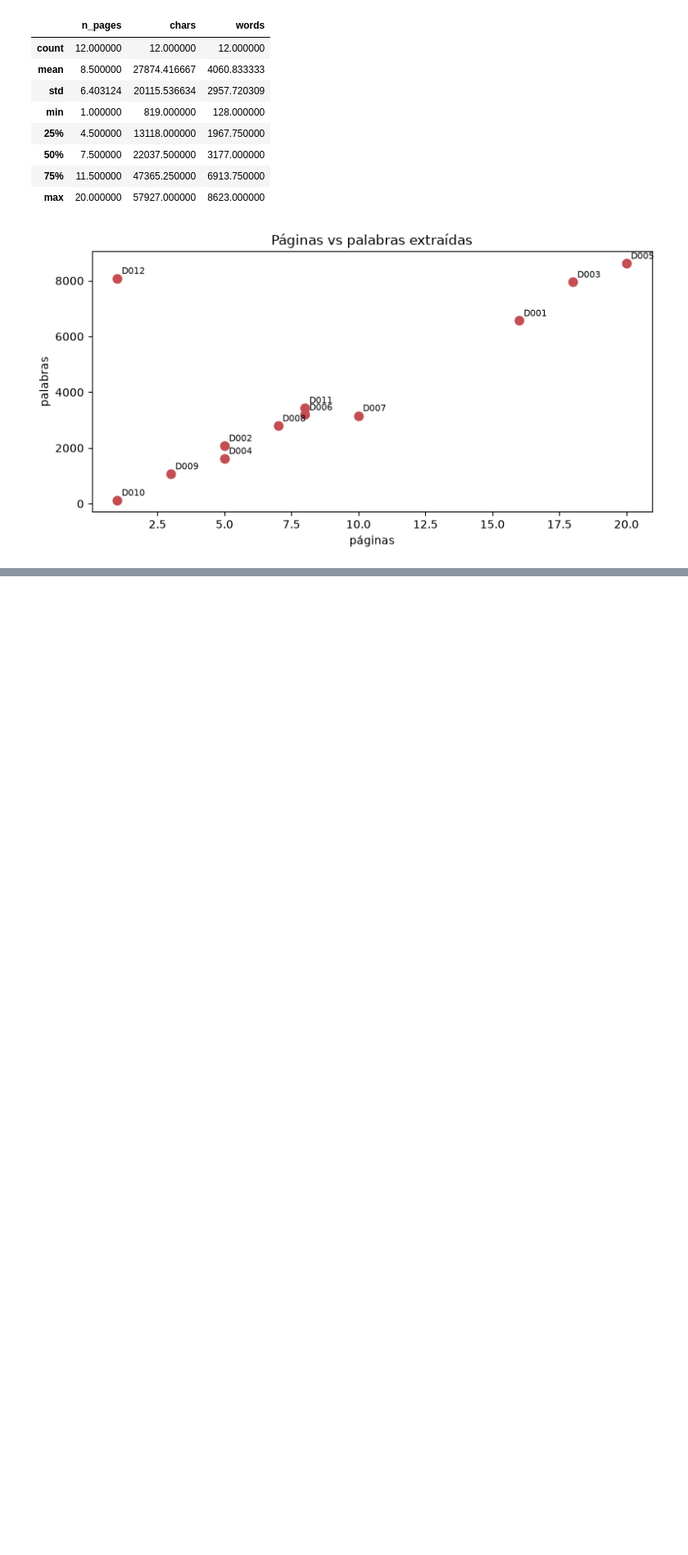
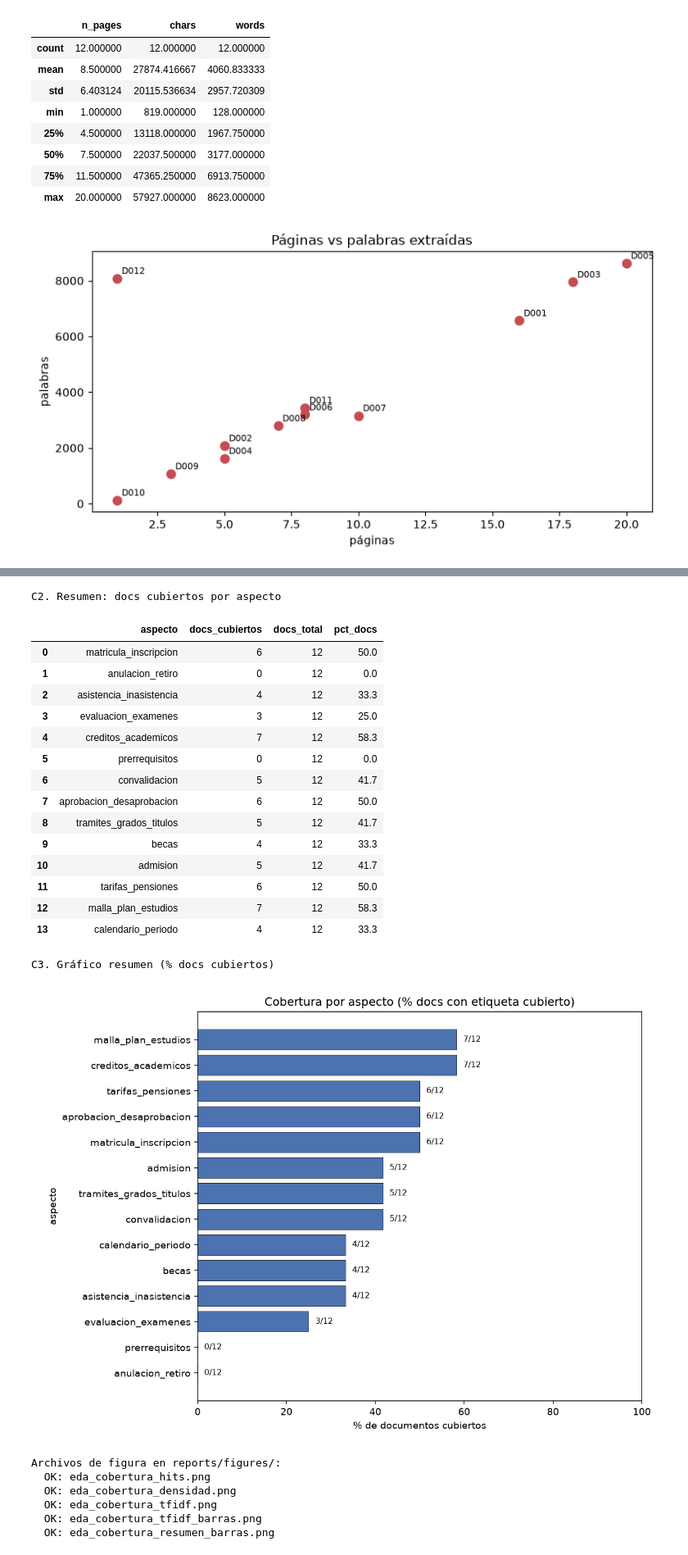
Before and after one commit to sanchezclases996/investigacion_tesis2, a Jupyter notebook: semana4/notebooks/02_eda_corpus.ipynb, the cells around one changed output, grey strips where cells are left out. Shown at 82% size. Saved outputs shown, nothing was run; the diff lists cells and outputs as text; code cells hidden in the pictures; blank space fills up the shorter version.

```diff
--- a/semana4/notebooks/02_eda_corpus.ipynb
+++ b/semana4/notebooks/02_eda_corpus.ipynb
@@ -250,0 +256,31 @@ El EDA del corpus separa dos problemas: (1) extracción de texto, casi resuelta
+# %%
+print("Umbrales de la etiqueta:")
+print(f"  MIN_WORDS_DOC = {MIN_WORDS_DOC}")
+print(f"  MIN_HITS = {MIN_HITS}")
+print(f"  MIN_DENSIDAD_POR_1K = {MIN_DENSIDAD_POR_1K}")
+print(f"  MIN_TFIDF_COSINE = {MIN_TFIDF_COSINE}")
+
+print("\nC1. Etiqueta binaria")
+display(bundle["etiquetas"])
+
+print("C2. Resumen: docs cubiertos por aspecto")
+display(bundle["resumen"])
+
+print("C3. Gráfico resumen (% docs cubiertos)")
+p_sum = FIG_DIR / "eda_cobertura_resumen_barras.png"
+if p_sum.exists():
+    idisplay(Image(filename=str(p_sum)))
+else:
+    print("no encontrado:", p_sum)
+
+print("Archivos de figura en reports/figures/:")
+for name in (
+    "eda_cobertura_hits.png",
+    "eda_cobertura_densidad.png",
+    "eda_cobertura_tfidf.png",
+    "eda_cobertura_tfidf_barras.png",
+    "eda_cobertura_resumen_barras.png",
+):
+    p = FIG_DIR / name
+    print(f"  {'OK' if p.exists() else 'FALTA'}: {name}")
+# %% [output]
@@ -250,0 +310,24 @@ El EDA del corpus separa dos problemas: (1) extracción de texto, casi resuelta
+C2. Resumen: docs cubiertos por aspecto
+|  | aspecto | docs_cubiertos | docs_total | pct_docs |
+| 0 | matricula_inscripcion | 6 | 12 | 50.0 |
+| 1 | anulacion_retiro | 0 | 12 | 0.0 |
+| 2 | asistencia_inasistencia | 4 | 12 | 33.3 |
+| 3 | evaluacion_examenes | 3 | 12 | 25.0 |
+| 4 | creditos_academicos | 7 | 12 | 58.3 |
+| 5 | prerrequisitos | 0 | 12 | 0.0 |
+| 6 | convalidacion | 5 | 12 | 41.7 |
+| 7 | aprobacion_desaprobacion | 6 | 12 | 50.0 |
+| 8 | tramites_grados_titulos | 5 | 12 | 41.7 |
+| 9 | becas | 4 | 12 | 33.3 |
+| 10 | admision | 5 | 12 | 41.7 |
+| 11 | tarifas_pensiones | 6 | 12 | 50.0 |
+| 12 | malla_plan_estudios | 7 | 12 | 58.3 |
+| 13 | calendario_periodo | 4 | 12 | 33.3 |
+C3. Gráfico resumen (% docs cubiertos)
+[figure, added]
+Archivos de figura en reports/figures/:
+  OK: eda_cobertura_hits.png
+  OK: eda_cobertura_densidad.png
+  OK: eda_cobertura_tfidf.png
+  OK: eda_cobertura_tfidf_barras.png
+  OK: eda_cobertura_resumen_barras.png
```
Also changed, not shown: parts of 17 cells of this notebook, 21 other files.
